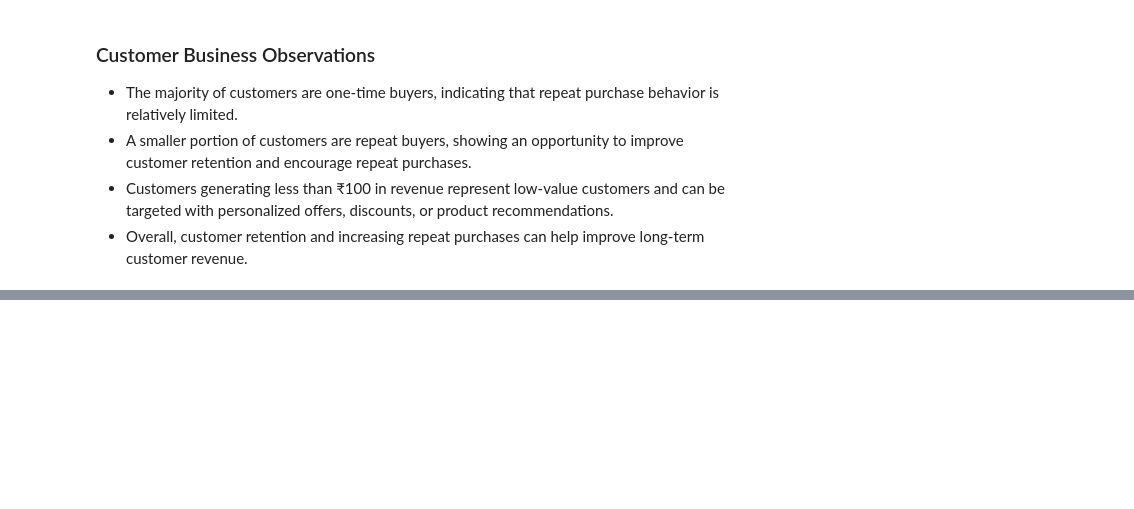
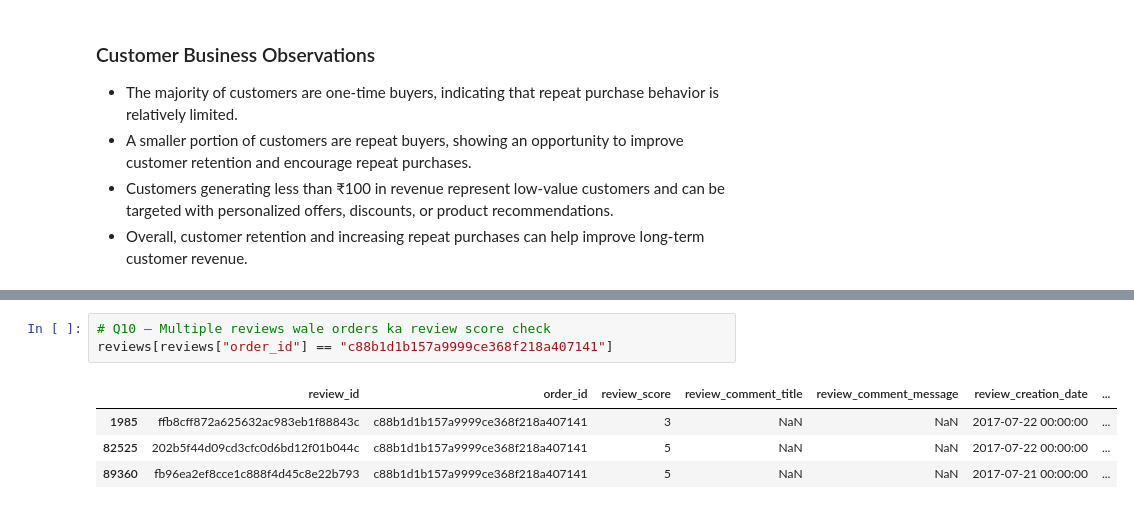
Before and after one commit to MehulSharma01223/MarketLens, a Jupyter notebook: notebooks/01_data_exploration.ipynb, the cells around one changed output, grey strips where cells are left out. Saved outputs shown, nothing was run; the diff lists cells and outputs as text; blank space fills up the shorter version.

```diff
--- a/notebooks/01_data_exploration.ipynb
+++ b/notebooks/01_data_exploration.ipynb
@@ -965,0 +1109,8 @@ Name: price, Length: 54534, dtype: float64
+# %%
+# Q10 — Multiple reviews wale orders ka review score check
+reviews[reviews["order_id"] == "c88b1d1b157a9999ce368f218a407141"]
+# %% [output]
+|  | review_id | order_id | review_score | review_comment_title | review_comment_message | review_creation_date | ... |
+| 1985 | ffb8cff872a625632ac983eb1f88843c | c88b1d1b157a9999ce368f218a407141 | 3 | NaN | NaN | 2017-07-22 00:00:00 | ... |
+| 82525 | 202b5f44d09cd3cfc0d6bd12f01b044c | c88b1d1b157a9999ce368f218a407141 | 5 | NaN | NaN | 2017-07-22 00:00:00 | ... |
+| 89360 | fb96ea2ef8cce1c888f4d45c8e22b793 | c88b1d1b157a9999ce368f218a407141 | 5 | NaN | NaN | 2017-07-21 00:00:00 | ... |
```
Also changed, not shown: parts of 23 cells of this notebook.
